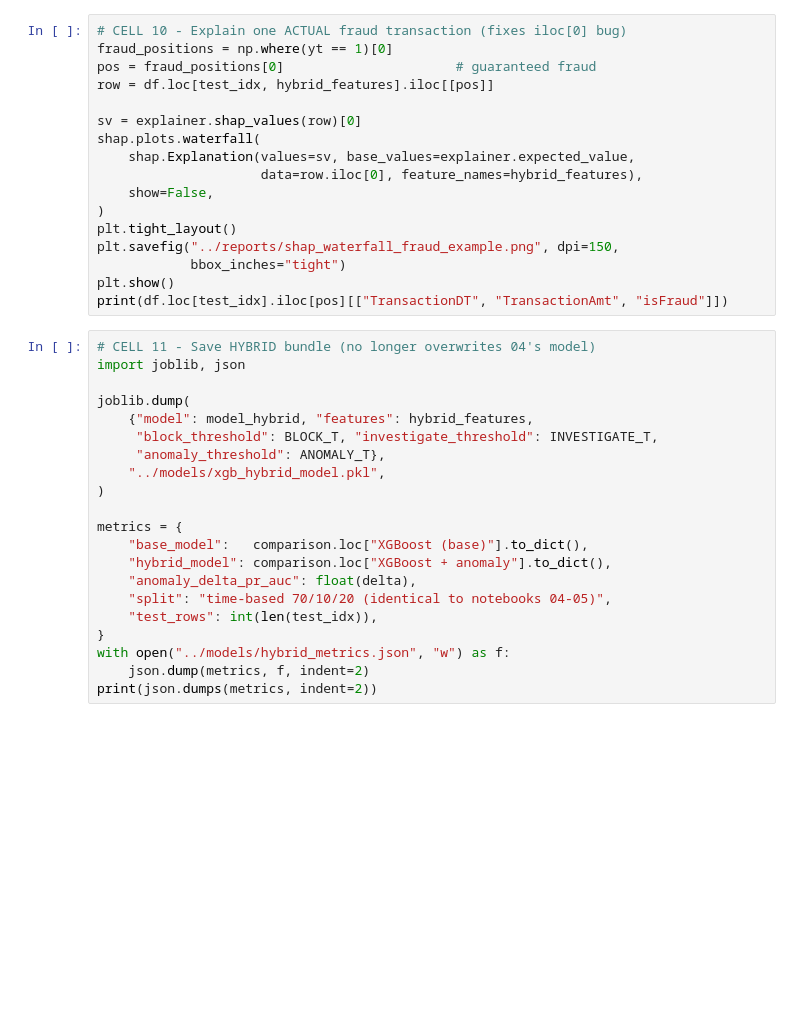
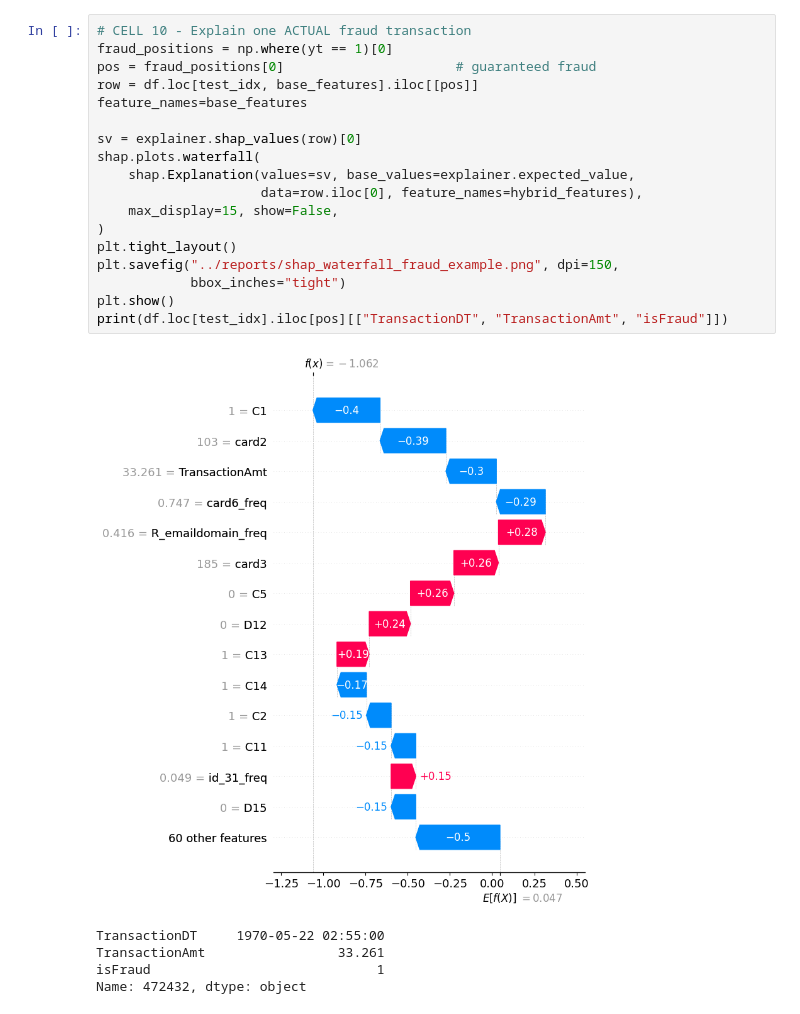
Before and after one commit to ttashi7/Fraud-Detection-and-AI-Investigation-Assistant, a Jupyter notebook: notebooks/06_xgboost_hybrid.ipynb, the cells around one changed output. Cells and saved outputs as stored; diff of their text form; blank space fills up the shorter version.

```diff
--- a/notebooks/06_xgboost_hybrid.ipynb
+++ b/notebooks/06_xgboost_hybrid.ipynb
@@ -173,38 +195,24 @@ plt.show()
 # %%
-# CELL 10 - Explain one ACTUAL fraud transaction (fixes iloc[0] bug)
+# CELL 10 - Explain one ACTUAL fraud transaction
 fraud_positions = np.where(yt == 1)[0]
 pos = fraud_positions[0]                      # guaranteed fraud
-row = df.loc[test_idx, hybrid_features].iloc[[pos]]
+row = df.loc[test_idx, base_features].iloc[[pos]]
+feature_names=base_features
 
 sv = explainer.shap_values(row)[0]
 shap.plots.waterfall(
     shap.Explanation(values=sv, base_values=explainer.expected_value,
                      data=row.iloc[0], feature_names=hybrid_features),
-    show=False,
+    max_display=15, show=False,
 )
 plt.tight_layout()
 plt.savefig("../reports/shap_waterfall_fraud_example.png", dpi=150,
             bbox_inches="tight")
 plt.show()
 print(df.loc[test_idx].iloc[pos][["TransactionDT", "TransactionAmt", "isFraud"]])
+# %% [output]
+[figure, added]
+TransactionDT     1970-05-22 02:55:00
+TransactionAmt                 33.261
+isFraud                             1
+Name: 472432, dtype: object
-# %%
-# CELL 11 - Save HYBRID bundle (no longer overwrites 04's model)
-import joblib, json
-
-joblib.dump(
-    {"model": model_hybrid, "features": hybrid_features,
-     "block_threshold": BLOCK_T, "investigate_threshold": INVESTIGATE_T,
-     "anomaly_threshold": ANOMALY_T},
-    "../models/xgb_hybrid_model.pkl",
-)
-
-metrics = {
-    "base_model":   comparison.loc["XGBoost (base)"].to_dict(),
-    "hybrid_model": comparison.loc["XGBoost + anomaly"].to_dict(),
-    "anomaly_delta_pr_auc": float(delta),
-    "split": "time-based 70/10/20 (identical to notebooks 04-05)",
-    "test_rows": int(len(test_idx)),
-}
-with open("../models/hybrid_metrics.json", "w") as f:
-    json.dump(metrics, f, indent=2)
-print(json.dumps(metrics, indent=2))
```
Also changed, not shown: parts of 11 cells of this notebook, 23 other files.
